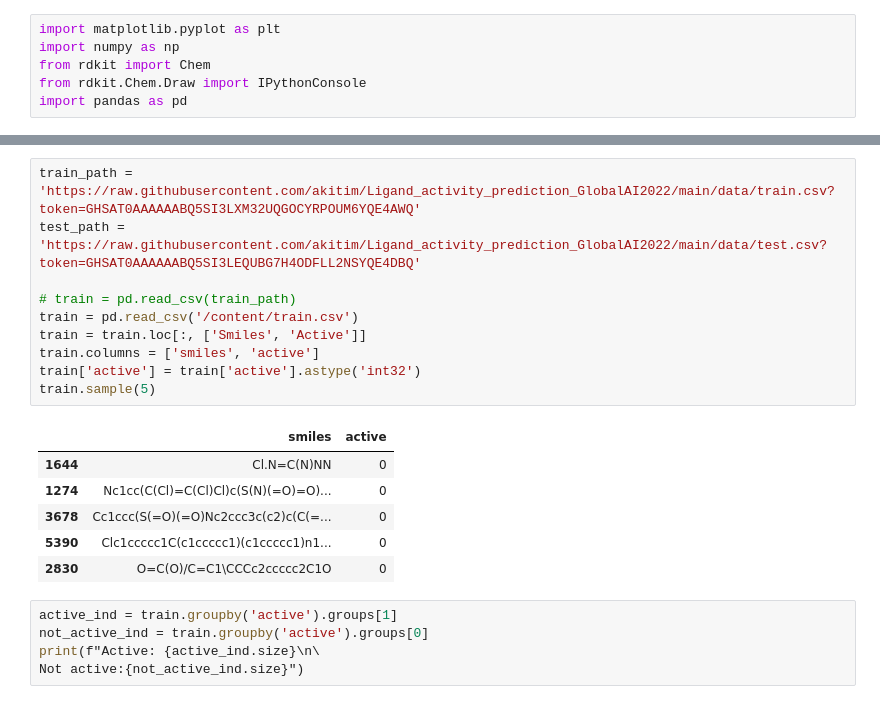
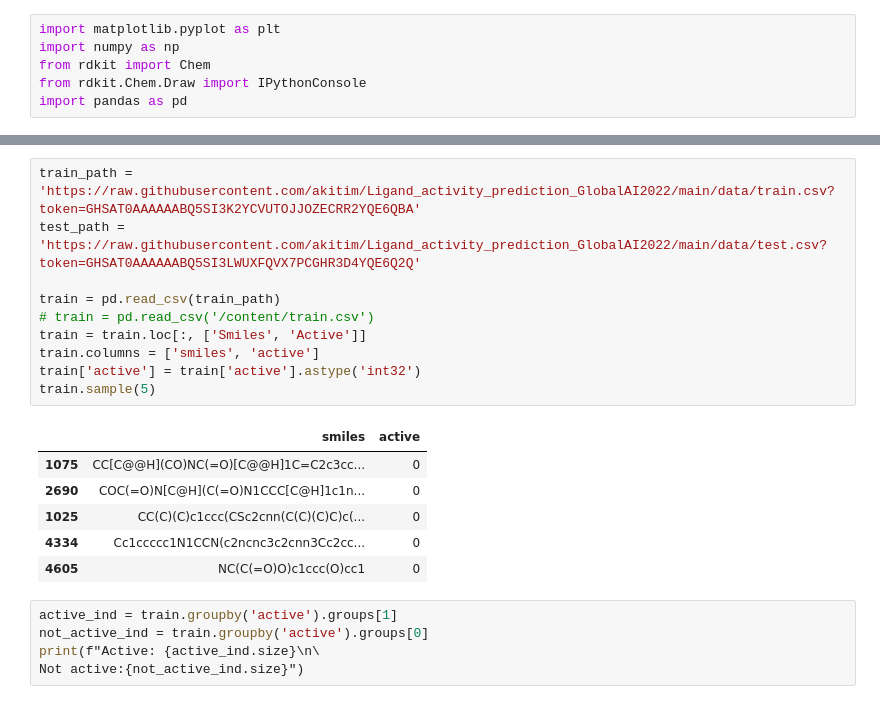
Before and after one commit to akitim/Ligand_activity_prediction_GlobalAI2022, a Jupyter notebook: ligand_activity_prediction.ipynb, the cells around one changed output, grey strips where cells are left out. Drawn from its saved outputs; the diff is of its cells as text.

```diff
--- a/ligand_activity_prediction.ipynb
+++ b/ligand_activity_prediction.ipynb
@@ -29,20 +27,20 @@ ax.axis('off');
 # %%
-train_path = 'https://raw.githubusercontent.com/akitim/Ligand_activity_prediction_GlobalAI2022/main/data/train.csv?token=GHSAT0AAAAAABQ5SI3LXM32UQGOCYRPOUM6YQE4AWQ'
-test_path = 'https://raw.githubusercontent.com/akitim/Ligand_activity_prediction_GlobalAI2022/main/data/test.csv?token=GHSAT0AAAAAABQ5SI3LEQUBG7H4ODFLL2NSYQE4DBQ'
+train_path = 'https://raw.githubusercontent.com/akitim/Ligand_activity_prediction_GlobalAI2022/main/data/train.csv?token=GHSAT0AAAAAABQ5SI3K2YCVUTOJJOZECRR2YQE6QBA'
+test_path = 'https://raw.githubusercontent.com/akitim/Ligand_activity_prediction_GlobalAI2022/main/data/test.csv?token=GHSAT0AAAAAABQ5SI3LWUXFQVX7PCGHR3D4YQE6Q2Q'
 
-# train = pd.read_csv(train_path)
-train = pd.read_csv('/content/train.csv')
+train = pd.read_csv(train_path)
+# train = pd.read_csv('/content/train.csv')
 train = train.loc[:, ['Smiles', 'Active']]
 train.columns = ['smiles', 'active']
 train['active'] = train['active'].astype('int32')
 train.sample(5)
 # %% [output]
 |  | smiles | active |
-| 1644 | Cl.N=C(N)NN | 0 |
-| 1274 | Nc1cc(C(Cl)=C(Cl)Cl)c(S(N)(=O)=O)... | 0 |
-| 3678 | Cc1ccc(S(=O)(=O)Nc2ccc3c(c2)c(C(=... | 0 |
-| 5390 | Clc1ccccc1C(c1ccccc1)(c1ccccc1)n1... | 0 |
-| 2830 | O=C(O)/C=C1\CCCc2ccccc2C1O | 0 |
+| 1075 | CC[C@@H](CO)NC(=O)[C@@H]1C=C2c3cc... | 0 |
+| 2690 | COC(=O)N[C@H](C(=O)N1CCC[C@H]1c1n... | 0 |
+| 1025 | CC(C)(C)c1ccc(CSc2cnn(C(C)(C)C)c(... | 0 |
+| 4334 | Cc1ccccc1N1CCN(c2ncnc3c2cnn3Cc2cc... | 0 |
+| 4605 | NC(C(=O)O)c1ccc(O)cc1 | 0 |
 # %%
 active_ind = train.groupby('active').groups[1]
 not_active_ind = train.groupby('active').groups[0]
```
Also changed, not shown: parts of 1 cell of this notebook.
